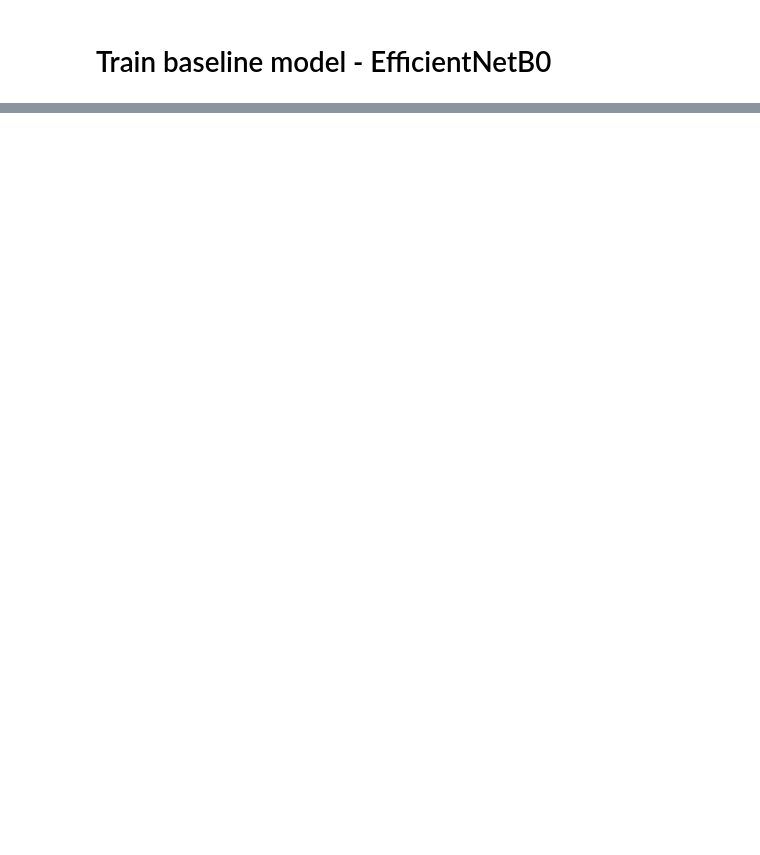
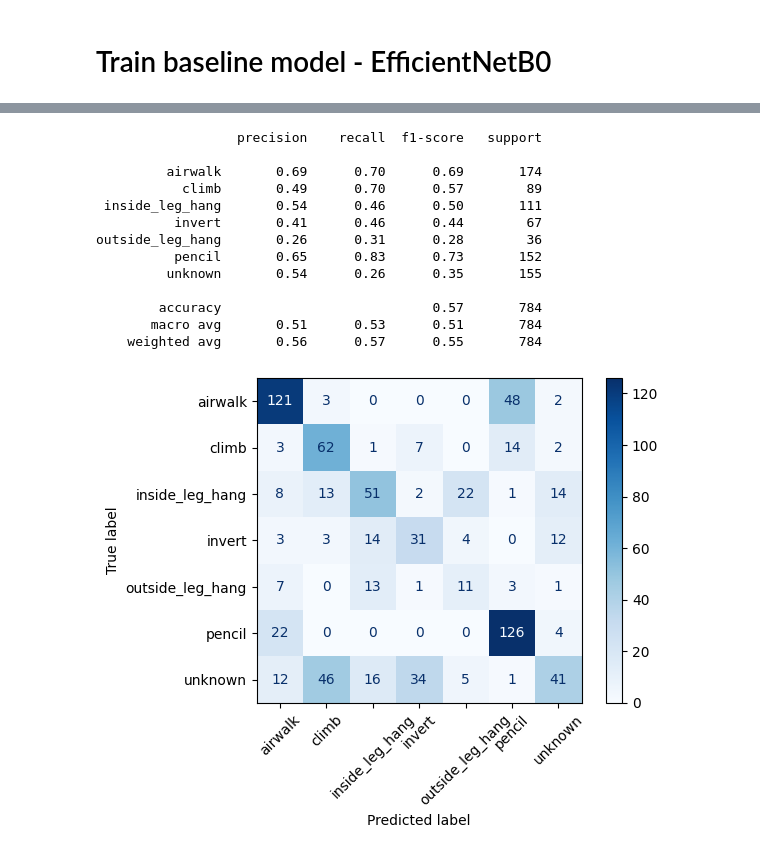
Before and after one commit to jqzhappyhours/pole-shape-classifier, a Jupyter notebook: model.ipynb, the cells around one changed output, grey strips where cells are left out. Drawn from its saved outputs; the diff is of its cells as text; code cells hidden in the pictures; blank space fills up the shorter version.

```diff
--- a/model.ipynb
+++ b/model.ipynb
@@ -165,20 +176,33 @@ model.save("efficientnetb0_v1.keras")
-# %%
-base_model = EfficientNetB0(weights='imagenet', include_top=False, input_shape=(224, 224, 3))
-base_model.trainable = True
-
-# Keep BatchNorm layers frozen to preserve pretrained statistics
-for layer in base_model.layers:
-    if isinstance(layer, tf.keras.layers.BatchNormalization):
-        layer.trainable = False
-
-x = GlobalAveragePooling2D()(base_model.output)
-x = Dropout(0.5)(x)
-output = Dense(NUM_CLASSES, activation='softmax')(x)
-
-model = Model(inputs=base_model.input, outputs=output)
-
-model.compile(
-    optimizer=tf.keras.optimizers.Adam(learning_rate=1e-5),
-    loss="sparse_categorical_crossentropy",
-    metrics=["accuracy"],
-)
+# %%
+# Get predictions
+y_true, y_pred = [], []
+for images, labels in test_ds:
+    probs = model.predict(images, verbose=0)
+    y_true.extend(labels.numpy())
+    y_pred.extend(np.argmax(probs, axis=1))
+# Classification report
+print(classification_report(y_true, y_pred, target_names=class_names))
+# Confusion matrix
+ConfusionMatrixDisplay.from_predictions(
+    y_true, y_pred,
+    display_labels=class_names,
+    xticks_rotation=45,
+    cmap="Blues",
+)
+plt.tight_layout()
+plt.show()
+# %% [output]
+                  precision    recall  f1-score   support
+
+         airwalk       0.69      0.70      0.69       174
+           climb       0.49      0.70      0.57        89
+ inside_leg_hang       0.54      0.46      0.50       111
+          invert       0.41      0.46      0.44        67
+outside_leg_hang       0.26      0.31      0.28        36
+          pencil       0.65      0.83      0.73       152
+         unknown       0.54      0.26      0.35       155
+
+        accuracy                           0.57       784
+       macro avg       0.51      0.53      0.51       784
+    weighted avg       0.56      0.57      0.55       784
+[figure, added]
```
Also changed, not shown: parts of 12 cells of this notebook, 6 other files.
